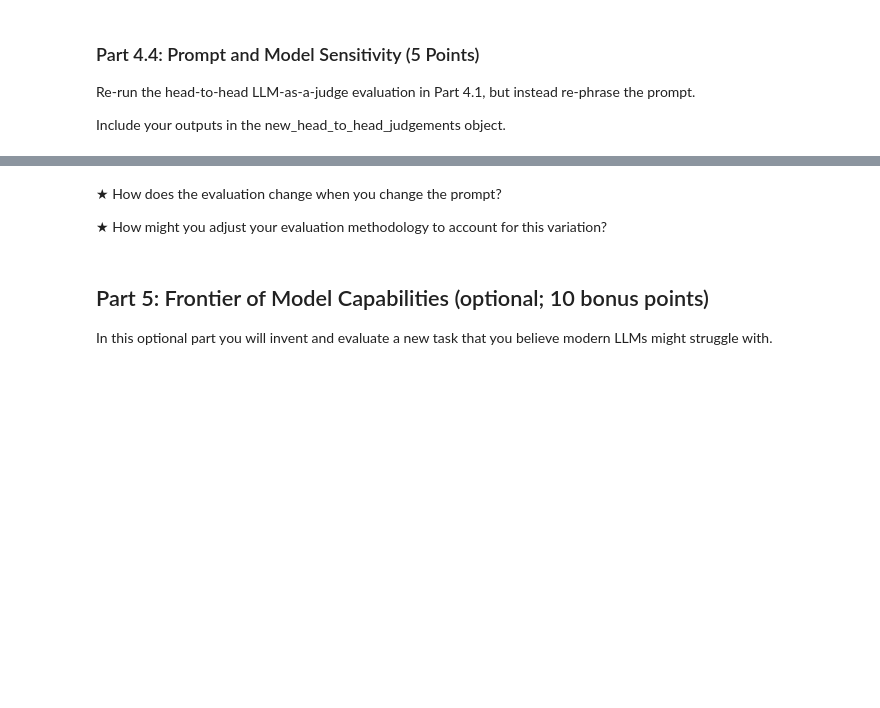
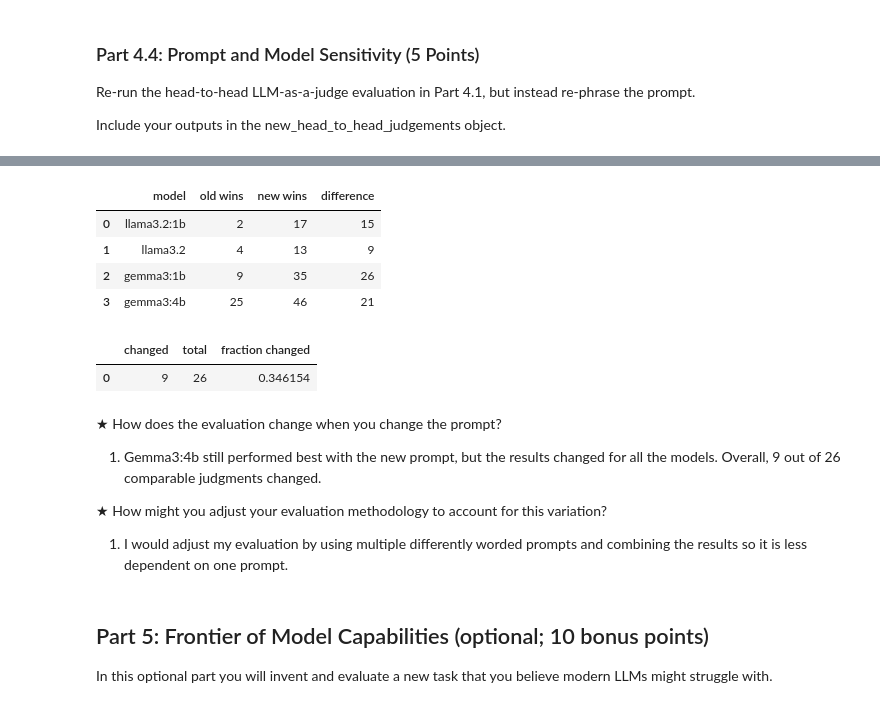
Before and after one commit to B03C9DED28E4/Audio-Tutorial-EECS183A-Fall-25, a Jupyter notebook: HW1.ipynb, the cells around one changed output, grey strips where cells are left out. Cells and saved outputs as stored; diff of their text form; code cells hidden in the pictures; blank space fills up the shorter version.

```diff
--- a/HW1.ipynb
+++ b/HW1.ipynb
@@ -1680,7 +1683,29 @@ ClientConnectorError: Cannot connect to host localhost:11434 ssl:default [Connec
+# %%
+old_wins = collections.Counter([w for j in head_to_head_judgements for w in j.values() if w is not None])
+new_wins = collections.Counter([w for j in new_head_to_head_judgements for w in j.values() if w is not None])
+
+comparison_table = pd.DataFrame({"model": models, "old wins": [old_wins[m] for m in models], "new wins": [new_wins[m] for m in models]})
+comparison_table["difference"] = comparison_table["new wins"] - comparison_table["old wins"]
+comparison_table
+# %% [output]
+|  | model | old wins | new wins | difference |
+| 0 | llama3.2:1b | 2 | 17 | 15 |
+| 1 | llama3.2 | 4 | 13 | 9 |
+| 2 | gemma3:1b | 9 | 35 | 26 |
+| 3 | gemma3:4b | 25 | 46 | 21 |
+# %%
+pairs = [(i,pair) for i in range(len(prompts)) for pair in head_to_head_judgements[i] if pair in new_head_to_head_judgements[i] and head_to_head_judgements[i][pair] is not None and new_head_to_head_judgements[i][pair] is not None]
+changed = sum([head_to_head_judgements[i][pair] != new_head_to_head_judgements[i][pair] for i,pair in pairs])
+pd.DataFrame({"changed":[changed], "total":[len(pairs)], "fraction changed":[changed/len(pairs)]})
+# %% [output]
+|  | changed | total | fraction changed |
+| 0 | 9 | 26 | 0.346154 |
 # %% [markdown]
 ★ How does the evaluation change when you change the prompt?
+1. Gemma3:4b still performed best with the new prompt, but the results changed for all the models. Overall, 9 out of 26 comparable judgments changed.
 
 ★ How might you adjust your evaluation methodology to account for this variation?
+1. I would adjust my evaluation by using multiple differently worded prompts and combining the results so it is less dependent on one prompt.
 # %% [markdown]
 ## Part 5: Frontier of Model Capabilities (optional; 10 bonus points)
 
```
Also changed, not shown: parts of 10 cells of this notebook.
